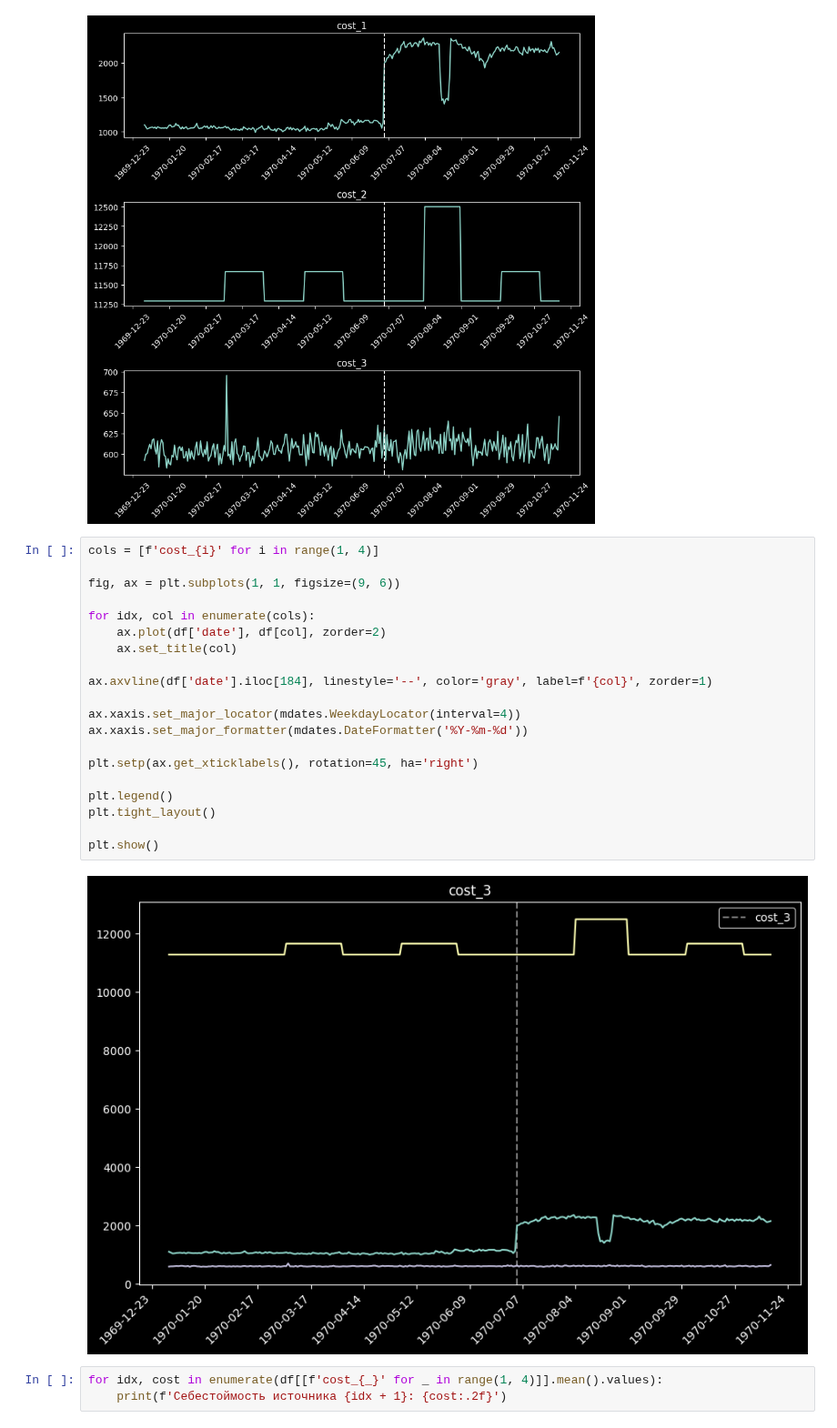
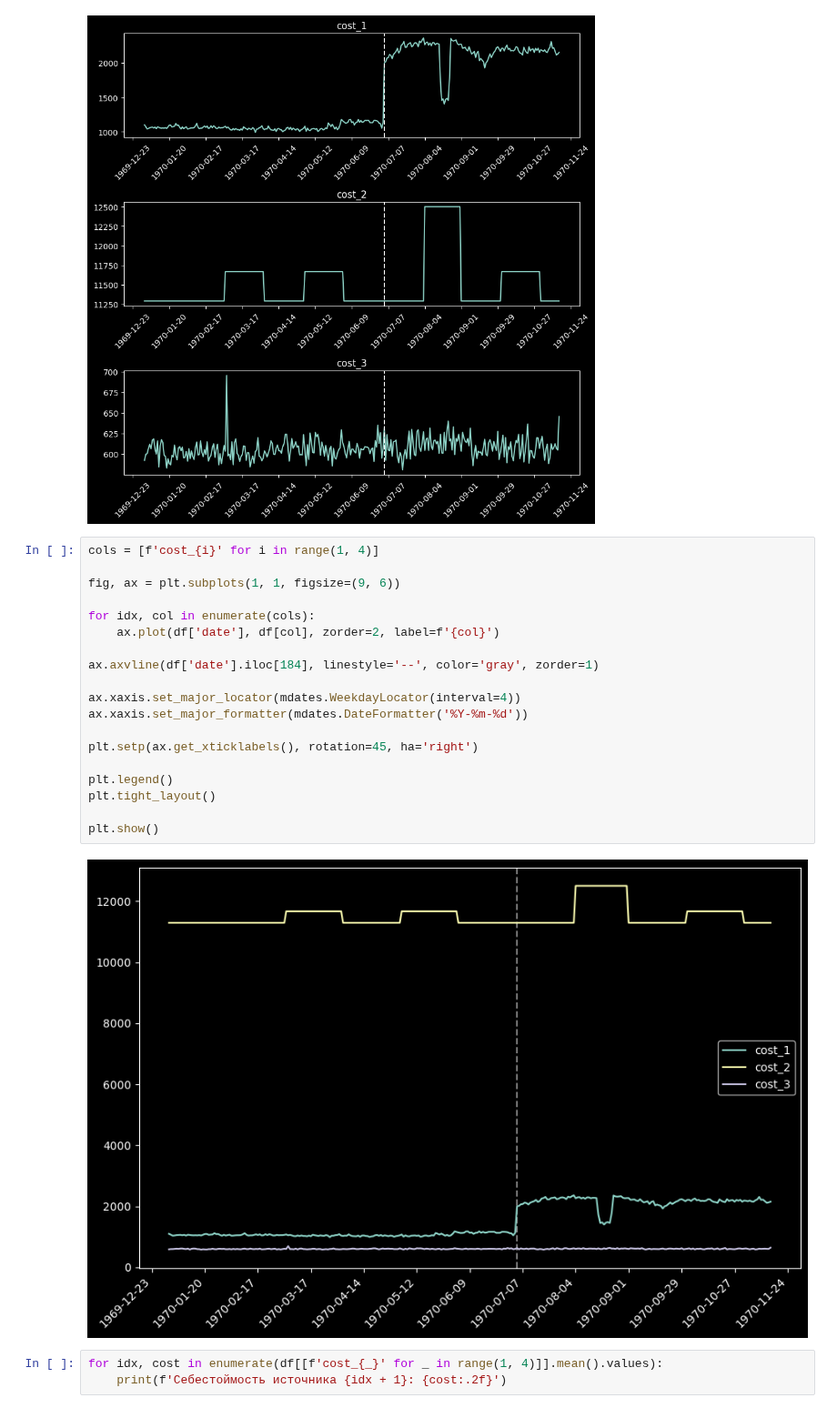
Before and after one commit to IAmSerepok/DataFromVariousSources, a Jupyter notebook: cost_price.ipynb, the cells around one changed output. Shown at 91% size. Saved outputs shown, nothing was run; the diff lists cells and outputs as text.

```diff
--- a/cost_price.ipynb
+++ b/cost_price.ipynb
@@ -61,25 +61,24 @@ plt.show()
 # %%
 cols = [f'cost_{i}' for i in range(1, 4)]
 
 fig, ax = plt.subplots(1, 1, figsize=(9, 6))
 
 for idx, col in enumerate(cols):
-    ax.plot(df['date'], df[col], zorder=2)
-    ax.set_title(col)
+    ax.plot(df['date'], df[col], zorder=2, label=f'{col}')
 
-ax.axvline(df['date'].iloc[184], linestyle='--', color='gray', label=f'{col}', zorder=1)
+ax.axvline(df['date'].iloc[184], linestyle='--', color='gray', zorder=1)
 
 ax.xaxis.set_major_locator(mdates.WeekdayLocator(interval=4))
 ax.xaxis.set_major_formatter(mdates.DateFormatter('%Y-%m-%d'))
 
 plt.setp(ax.get_xticklabels(), rotation=45, ha='right')
 
 plt.legend()
 plt.tight_layout()
 
 plt.show()
 # %% [output]
-[figure, old version]
+[figure, new version]
 # %%
 for idx, cost in enumerate(df[[f'cost_{_}' for _ in range(1, 4)]].mean().values):
     print(f'Себестоймость источника {idx + 1}: {cost:.2f}')
```
